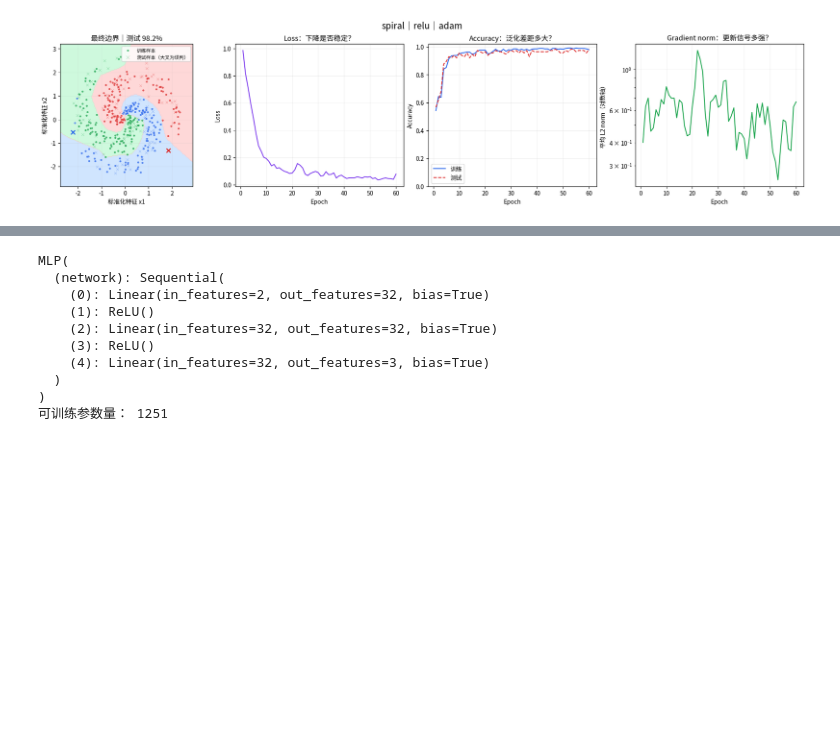
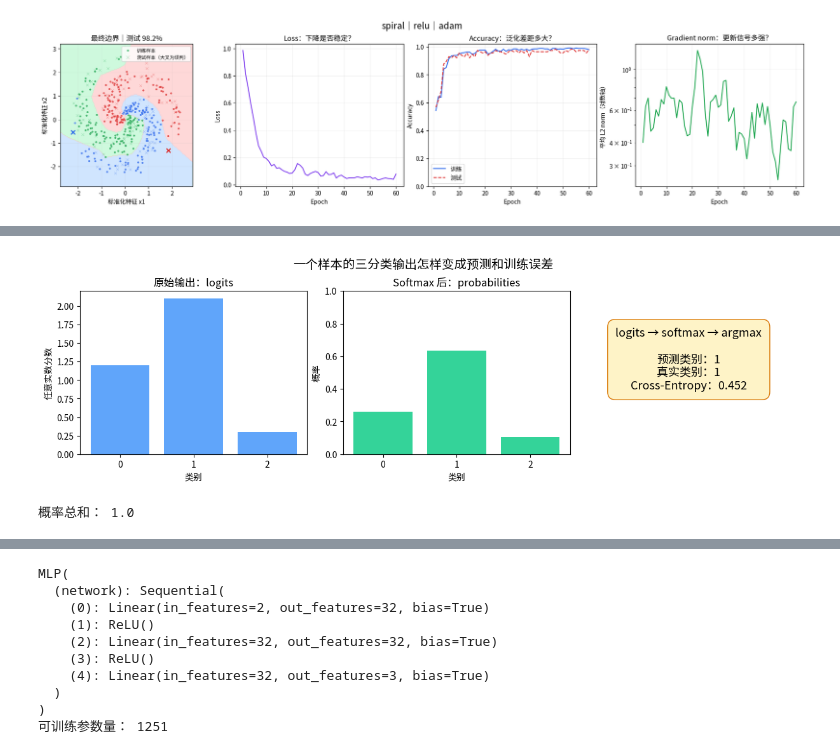
Before and after one commit to AYHQChang/2026DeeplearningDemo, a Jupyter notebook: 01_mlp_lab/03_训练第一个MLP.ipynb, the cells around one changed output, grey strips where cells are left out. Saved outputs shown, nothing was run; the diff lists cells and outputs as text; code cells hidden in the pictures; blank space fills up the shorter version.

```diff
--- a/01_mlp_lab/03_训练第一个MLP.ipynb
+++ b/01_mlp_lab/03_训练第一个MLP.ipynb
@@ -43,0 +182,26 @@ spiral｜relu｜adam                    98.2%       1,251        0.21        0.6
+# %%
+logits = torch.tensor([[1.2, 2.1, 0.3]])
+true_label = torch.tensor([1])
+probabilities = torch.softmax(logits, dim=1)
+prediction = logits.argmax(dim=1)
+classification_loss = F.cross_entropy(logits, true_label)
+
+classes = np.arange(logits.shape[1])
+fig, axes = plt.subplots(1, 3, figsize=(12, 3.6), layout="constrained")
+axes[0].bar(classes, logits[0], color="#60A5FA")
+axes[0].set(title="原始输出：logits", xlabel="类别", ylabel="任意实数分数", xticks=classes)
+axes[1].bar(classes, probabilities[0], color="#34D399")
+axes[1].set(title="Softmax 后：probabilities", xlabel="类别", ylabel="概率", xticks=classes, ylim=(0, 1))
+axes[2].axis("off")
+axes[2].text(0.5, 0.58,
+             f"logits → softmax → argmax\n\n预测类别：{prediction.item()}\n真实类别：{true_label.item()}\nCross-Entropy：{classification_loss.item():.3f}",
+             ha="center", va="center", fontsize=13,
+             bbox=dict(boxstyle="round,pad=0.7", fc="#FEF3C7", ec="#D97706"))
+fig.suptitle("一个样本的三分类输出怎样变成预测和训练误差", fontsize=14)
+plt.show()
+
+print("概率总和：", probabilities.sum().item())
+assert torch.allclose(probabilities.sum(), torch.tensor(1.0))
+# %% [output]
+[figure, added]
+概率总和： 1.0
```
Also changed, not shown: parts of 13 cells of this notebook, 2 other files.
